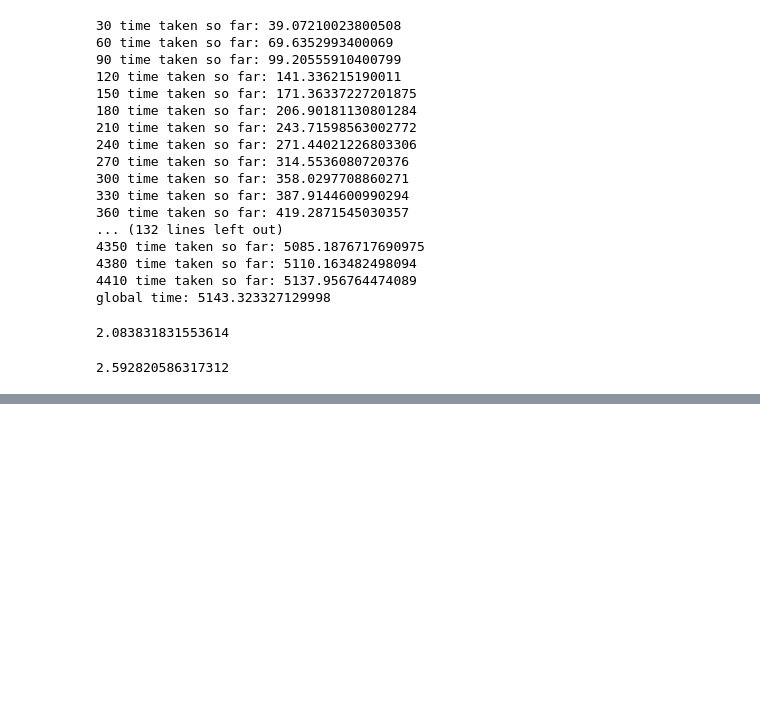
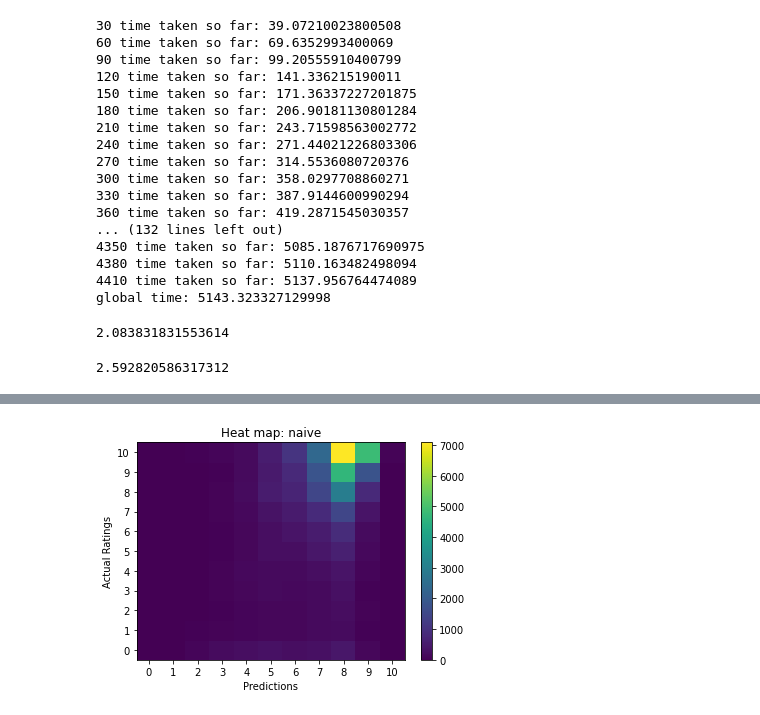
Before and after one commit to psaunderualberta/466_Group_Project, a Jupyter notebook: src/embeddings3.ipynb, the cells around one changed output, grey strips where cells are left out. Saved outputs shown, nothing was run; the diff lists cells and outputs as text; code cells hidden in the pictures; blank space fills up the shorter version.

```diff
--- a/src/embeddings3.ipynb
+++ b/src/embeddings3.ipynb
@@ -295,0 +340,25 @@ mean_squared_error(main_preds, actual, squared=False)
+# %%
+heatmap, xedge, yedges = np.histogram2d(main_preds, actual)
+
+fig = plt.figure()
+ax = plt.axes()
+
+pcm = ax.pcolormesh(heatmap.T)
+
+plt.hist2d(main_preds, actual, bins=np.arange(12)-0.5)
+fig.colorbar(pcm, ax=ax)
+
+plt.title("Heat map: naive")
+ax.set_xlabel('Predictions')
+ax.set_ylabel('Actual Ratings')
+
+plt.xticks(np.arange(11))
+plt.yticks(np.arange(11))
+
+
+plt.savefig("figures/em_3_heatmap_naive.pdf")
+#plt.savefig("figures/em_3_heatmap_user.pdf")
+
+plt.show()
+# %% [output]
+[figure, added]
```
Also changed, not shown: parts of 3 cells of this notebook.
